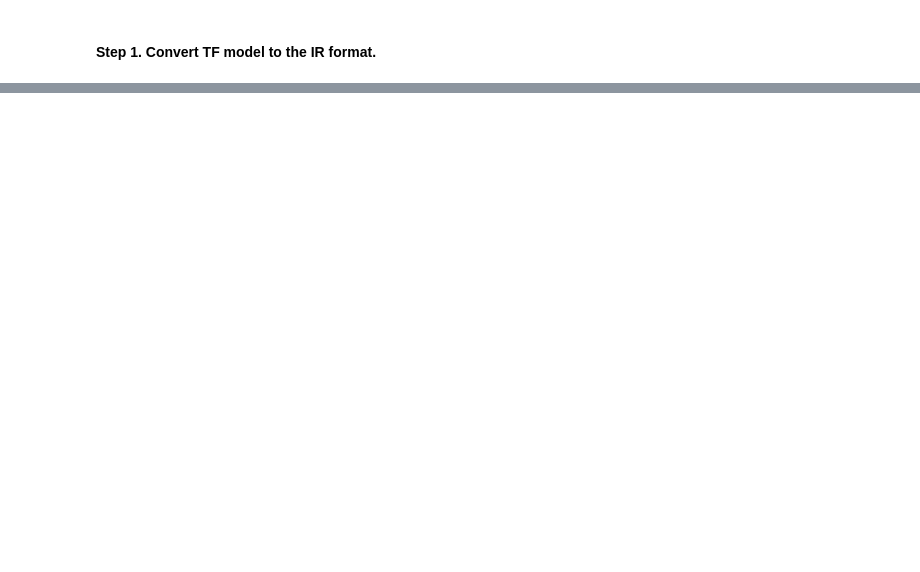
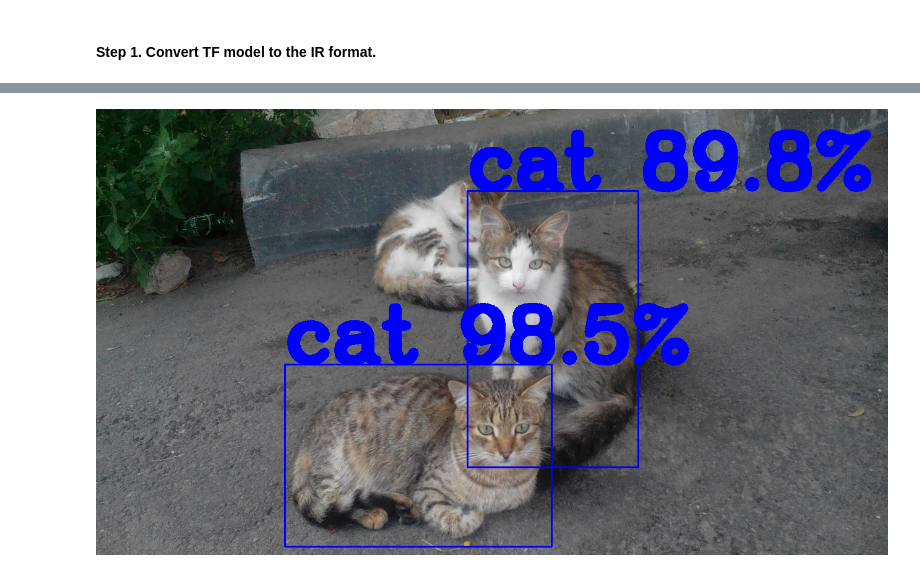
Before and after one commit to martin-fabbri/edge-ai, a Jupyter notebook: python-openvino/notebooks/openvino_end_to_end.ipynb, the cells around one changed output, grey strips where cells are left out. Saved outputs shown, nothing was run; the diff lists cells and outputs as text; code cells hidden in the pictures; blank space fills up the shorter version.

```diff
--- a/python-openvino/notebooks/openvino_end_to_end.ipynb
+++ b/python-openvino/notebooks/openvino_end_to_end.ipynb
@@ -384,0 +432,2 @@ Common parameters:
+# %%
+inference_engine_predictions = ie_inference(IE_MODEL_FP32_XML, IE_MODEL_FP32_BIN, IMAGE)
@@ -384,0 +442,36 @@ Common parameters:
+# %%
+def draw_image(original_image: str, res: tuple, output_image: str,
+              prob_threshold: float=0.8, color: tuple=(255, 0, 0)):
+    """
+    Takes a path to the image and bounding boxes.
+    Draws those boxes on the new image and saves it.
+    """
+    raw_image = cv.imread(original_image)
+    initial_h, initial_w, _ = raw_image.shape
+    labels_map = {
+        17: 'cat',
+        18: 'dog',
+    }
+    for obj in res[0][0]:
+        ignore, class_id, prob, xmin, ymin, xmax, ymax = obj
+        log.debug(f'Bound box probability: {prob}')
+        if prob > prob_threshold:
+            xmin = int(xmin * initial_w)
+            ymin = int(ymin * initial_h)
+            xmax = int(xmax * initial_w)
+            ymax = int(ymax * initial_h)
+            class_id = int(class_id)
+            log.debug(f'Estimated class: {prob}')
+            log.debug(f'x,y min: {xmin, ymin} - x,y max: {xmax, ymax}')
+            confidence = round(prob * 100, 1)
+            cv.rectangle(raw_image, (xmin, ymin), (xmax, ymax), color, 2)
+            det_label = labels_map[class_id]
+            box_title = f'{det_label} {confidence}%'
+            cv.putText(raw_image, box_title, (xmin, ymin - 7),
+                       cv.FONT_HERSHEY_COMPLEX, 4, color, cv.LINE_AA)
+    cv.imwrite(output_image, raw_image)
+# %%
+draw_image(IMAGE, inference_engine_predictions, IE_RESULT_IMAGE)
+Image(filename=IE_RESULT_IMAGE)
+# %% [output]
+[figure, added]
```
Also changed, not shown: parts of 39 cells of this notebook, 46 other files.
